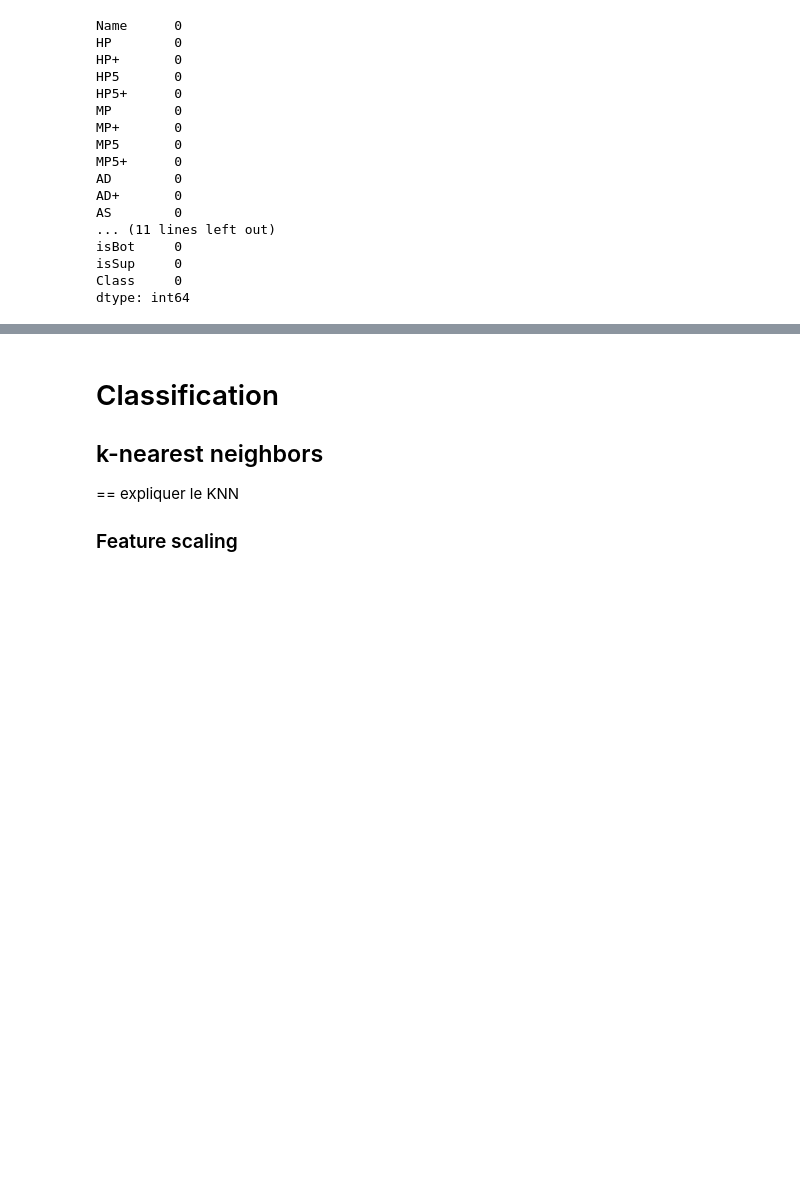
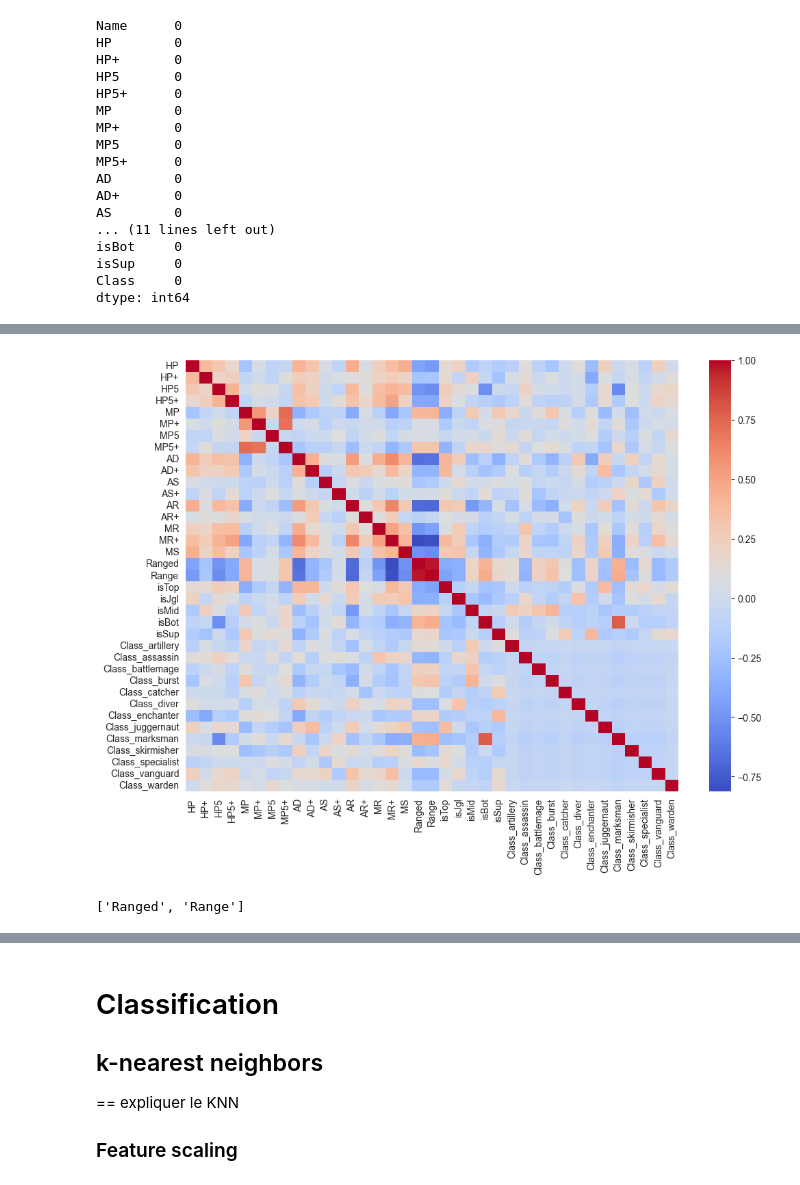
Before and after one commit to ustaN26/ApprentissageSupervise, a Jupyter notebook: classificationOfLolChampsByLaneAndType.ipynb, the cells around one changed output, grey strips where cells are left out. Saved outputs shown, nothing was run; the diff lists cells and outputs as text; code cells hidden in the pictures; blank space fills up the shorter version.

```diff
--- a/classificationOfLolChampsByLaneAndType.ipynb
+++ b/classificationOfLolChampsByLaneAndType.ipynb
@@ -139,11 +132,10 @@ dtype: int64
 qualitative_vars = ["Ranged","Class"]
 target_vars = ["isTop","isJgl","isMid","isBot","isSup"]
 quantitative_vars = [col for col in df.columns if col not in qualitative_vars + target_vars + ["Name"]]
-print(qualitative_vars)
-print(quantitative_vars)
-print(target_vars)
-X_qualitative = df[qualitative_vars]
-X_quantitative = df[quantitative_vars]
-X_total = pd.concat([X_quantitative,X_qualitative], axis=1)
-Y = df[target_vars]
+
+df_encoded = pd.DataFrame(pd.get_dummies(df, columns=['Class'],dtype=int))
+columns_to_drop = ["Name"]
+df_encoded = df_encoded.drop(columns=columns_to_drop)
+qualitative_vars_encoded = [col for col in df_encoded.columns if col not in quantitative_vars + target_vars]
+print(qualitative_vars_encoded)
 # %% [output]
@@ -154,0 +217,22 @@ Y = df[target_vars]
+# %%
+# Créer le heatmap avec les noms de colonnes
+plt.figure(figsize=(12, 10))
+heatmap = sns.heatmap(df_encoded.corr(), cmap='coolwarm', fmt=".2f",
+                      xticklabels=df_encoded.columns, yticklabels=df_encoded.columns)
+
+# Ajuster les marges pour éviter la coupure des étiquettes
+plt.subplots_adjust(left=0.15, bottom=0.25)
+
+# Afficher le heatmap
+plt.show()
+# %% [output]
+[figure, added]
+# %%
+corr_matrix = df_encoded.corr()
+upper = corr_matrix.where(np.triu(np.ones(corr_matrix.shape), k=1).astype(bool))
+
+# Find features with correlation greater than 0.8
+to_drop = [column for column in upper.columns if any(abs(upper[column]) > 0.8)]
+print(to_drop)
+# %% [output]
+['Ranged', 'Range']
```
Also changed, not shown: parts of 10 cells of this notebook.
